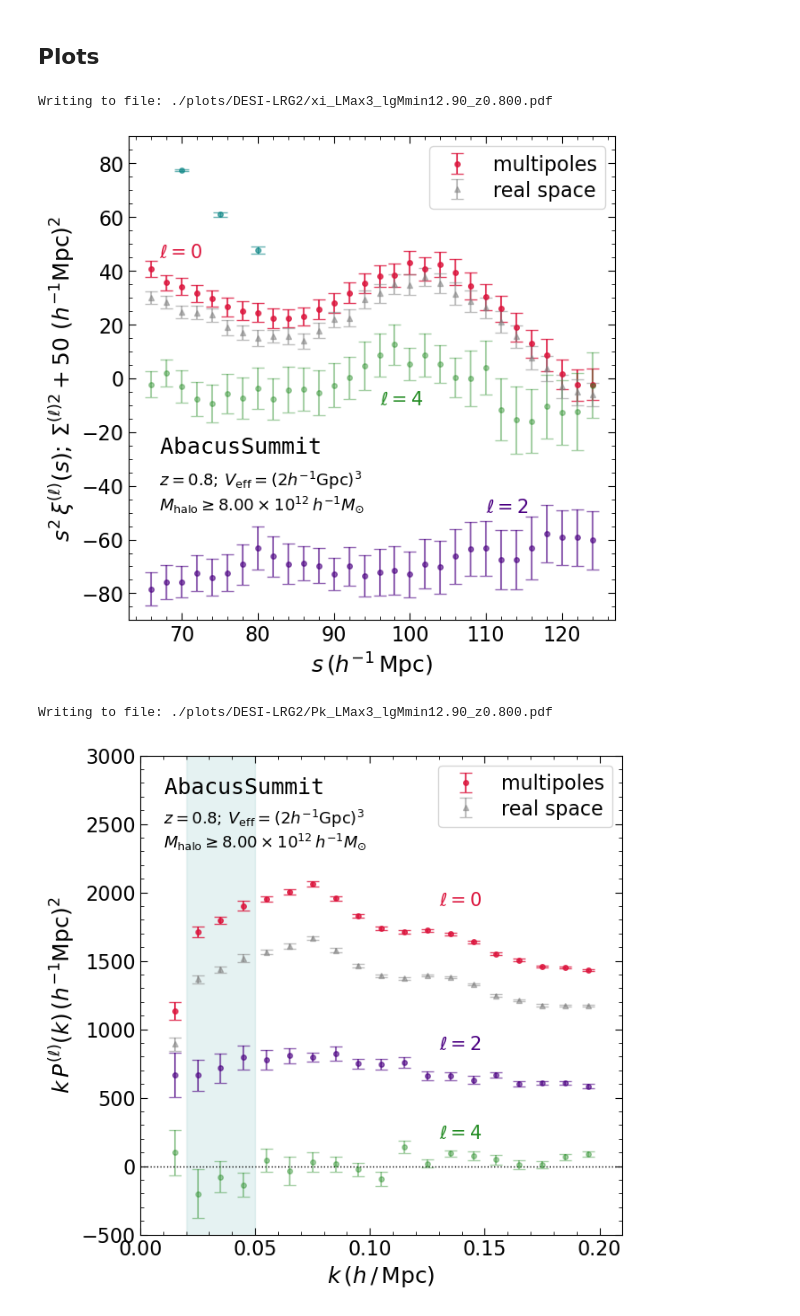
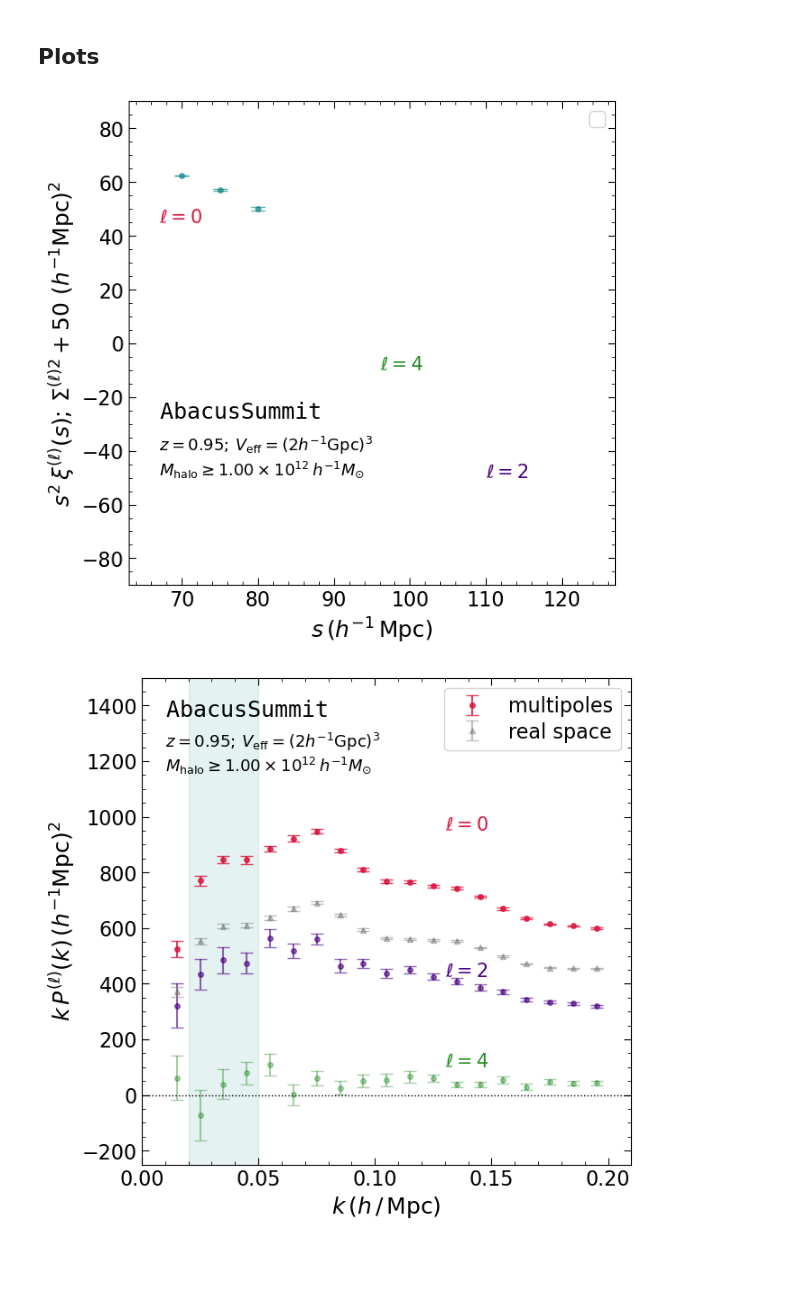
Before and after one commit to a-paranjape/zeldovich-smearing, a Jupyter notebook: examples/Pairwise_Visualize_Abacus.ipynb, the cells around one changed output. Cells and saved outputs as stored; diff of their text form; code cells hidden in the pictures; blank space fills up the shorter version.

Commit message:
ongoing update for constructing Euclid-ELG sample

```diff
--- a/examples/Pairwise_Visualize_Abacus.ipynb
+++ b/examples/Pairwise_Visualize_Abacus.ipynb
@@ -60,9 +60,14 @@ mpl setup done
 # %%
 # unique string identifying the sample
 # -- one of ['DESI-LRG2','Euclid-ELG','DESI-LRG2-AP-x3','DESI-LRG2-noAP-x3']
-Sample = 'DESI-LRG2'
+Sample = 'Euclid-ELG'
 
-Redshift = 0.8 # 0.8 [also 0.1 available for 'DESI-LRG2-x3/AP']
+config_dict = {'DESI-LRG2': {'redshift':0.80,'Mmin':8e12,'phase':0,
+                             'sample_root':'AbacusSummit/base_c000/'},
+               'Euclid-ELG':{'redshift':0.95,'Mmin':1e12,'phase':1,
+                             'sample_root':'AbacusSummit/base_c000/'}}
+
+Redshift = config_dict[Sample]['redshift'] # [also 0.1 available for 'DESI-LRG2-x3/AP']
 # %%
 Plots_Dir = Base_Dir + 'plots/' + Sample + '/'
 Path(Plots_Dir).mkdir(parents=True,exist_ok=True) # folder to store plots
@@ -73,11 +78,12 @@ Include_Sig2Obs = True if 'noAP' not in Sample else False
 # below should match what was used (safest not to change defaults)
 L_Max = 3
 N_Phase = 3
-Mmin_dict = {'DESI-LRG2':8e12,
-             'DESI-LRG2-AP-x3':8e12 if Redshift > 0.5 else 1.25e13,
-             'DESI-LRG2-noAP-x3':8e12 if Redshift > 0.5 else 1.25e13}
+# Mmin_dict = {'DESI-LRG2':8e12,
+#              'DESI-LRG2-AP-x3':8e12 if Redshift > 0.5 else 1.25e13,
+#              'DESI-LRG2-noAP-x3':8e12 if Redshift > 0.5 else 1.25e13}
+# M_min = Mmin_dict[Sample]
+M_min = config_dict[Sample]['Mmin']
 
-M_min = Mmin_dict[Sample]
 K_Min,K_Max = 0.02,0.05
 
 File_Stem = 'xi_LMax{0:d}'.format(L_Max)
@@ -151,14 +155,14 @@ Reading file: ./data/AbacusSummit/base_c000/DESI-LRG2/Pk_lgMmin12.90_z0.800.txt
 # %% [markdown]
 ## Plots
 # %%
-Save_Fig = True
+Save_Fig = False
 # %%
 cols = ['crimson','indigo','forestgreen']
 
 if Sample[-2-len(str(N_Phase)):] == '-x{0:d}'.format(N_Phase):
-    zV_text = '$z = {0:.1f}; \\, V_{{\\rm eff}} = {1:d}\\times(2h^{{-1}}{{\\rm Gpc}})^{{3}}$'.format(Redshift,N_Phase)
+    zV_text = '$z = {0:.2f}; \\, V_{{\\rm eff}} = {1:d}\\times(2h^{{-1}}{{\\rm Gpc}})^{{3}}$'.format(Redshift,N_Phase)
 else:
-    zV_text = '$z = {0:.1f}; \\, V_{{\\rm eff}} = (2h^{{-1}}{{\\rm Gpc}})^{{3}}$'.format(Redshift)
+    zV_text = '$z = {0:.2f}; \\, V_{{\\rm eff}} = (2h^{{-1}}{{\\rm Gpc}})^{{3}}$'.format(Redshift)
 
 plt.figure(figsize=(7,7))
 plt.xlabel('$s\\,(h^{{-1}}\\,{{\\rm Mpc}})$')
@@ -172,10 +176,10 @@ ylabel += '$\\,\\,(h^{{-1}}{{\\rm Mpc}})^{{2}}$'
 plt.ylabel(ylabel)
 for L in range(L_Max):
     data_label = 'multipoles' if L==0 else None
-    plt.errorbar(scales,scales**2*xi[L],yerr=scales**2*err_xi[L],
-                 c=cols[L],ls='none',capsize=5,marker='o',markersize=4,alpha=1-0.2*(L+1),label=data_label)
-plt.errorbar(scales_real,scales_real**2*xi_real,yerr=scales_real**2*err_xi_real,
-             c='gray',ls='none',capsize=5,marker='^',markersize=4,alpha=0.5,label='real space')
+#     plt.errorbar(scales,scales**2*xi[L],yerr=scales**2*err_xi[L],
+#                  c=cols[L],ls='none',capsize=5,marker='o',markersize=4,alpha=1-0.2*(L+1),label=data_label)
+# plt.errorbar(scales_real,scales_real**2*xi_real,yerr=scales_real**2*err_xi_real,
+#              c='gray',ls='none',capsize=5,marker='^',markersize=4,alpha=0.5,label='real space')
 
 if Include_Sig2Obs:
     Sigx = np.linspace(70,70+5*(L_Max-1),L_Max).astype(int)
@@ -204,49 +208,48 @@ if Save_Fig:
 plt.show()
 
 if Include_Sig2Obs:
+    YFac = 1.0 if Sample != 'Euclid-ELG' else 2.0
     plt.figure(figsize=(7,7))
     plt.xlabel('$k\\,(h\\,/\\,{{\\rm Mpc}})$')
     plt.xlim(0,0.21)
-    plt.ylim(-500,3000)
+    plt.ylim(-500/YFac,3000/YFac)
     ylabel = '$k\\,P^{{(\\ell)}}(k) \\,(h^{{-1}}{{\\rm Mpc}})^{{2}}$'
     plt.ylabel(ylabel)
     for L in range(L_Max):
         data_label = 'multipoles' if L==0 else None
         plt.errorbar(Pk[0],Pk[0]*Pk[2*L+1],yerr=Pk[0]*Pk[2*L+2],
                      c=cols[L],ls='none',capsize=5,marker='o',markersize=4,alpha=1-0.2*(L+1),label=data_label)
     # khfac = 1+2*0.2/3+0.2**2/5
     plt.errorbar(Pk_real[0],Pk_real[0]*Pk_real[1],yerr=Pk_real[0]*Pk_real[2],
                  c='gray',ls='none',capsize=5,marker='^',markersize=4,alpha=0.5,label='real space')
     plt.axhline(0.0,c='k',ls=':',lw=1)
-    yvals = np.linspace(-5000,5000,10)
+    yvals = np.linspace(-5000/YFac,5000/YFac,10)
     plt.fill_betweenx(yvals,K_Max*np.ones_like(yvals),K_Min*np.ones_like(yvals),color='teal',alpha=0.1)
     plt.legend(loc='upper right')
     plt.minorticks_on()
 
-    plt.text(0.01,2720,'$\\tt{{AbacusSummit}}$',fontsize=FS)
+    plt.text(0.01,2720/YFac,'$\\tt{{AbacusSummit}}$',fontsize=FS)
     # if Sample[-2-len(str(N_Phase)):] == '-x{0:d}'.format(N_Phase):
     #     zV_text = '$z = {0:.1f}; \\, V_{{\\rm eff}} = {1:d}\\times(2h^{{-1}}{{\\rm Gpc}})^{{3}}$'.format(Redshift,N_Phase)
     # else:
     #     zV_text = '$z = {0:.1f}; \\, V_{{\\rm eff}} = (2h^{{-1}}{{\\rm Gpc}})^{{3}}$'.format(Redshift)
-    plt.text(0.01,2500,zV_text,fontsize=FS3)
+    plt.text(0.01,2500/YFac,zV_text,fontsize=FS3)
     mmin_expo = 12.0 if Redshift > 0.5 else 13.0
     mmin_absc = M_min/10**mmin_expo
     mmin_text = '$M_{{\\rm halo}} \\geq {0:.2f}\\times 10^{{{1:.0f}}}\\, h^{{-1}}M_{{\\odot}}$'.format(mmin_absc,mmin_expo)
-    plt.text(0.01,2330,mmin_text,fontsize=FS3)
+    plt.text(0.01,2330/YFac,mmin_text,fontsize=FS3)
 
-    plt.text(0.13,1900,'$\ell = 0$',fontsize=FS2,c=cols[0])
+    plt.text(0.13,1900/YFac,'$\ell = 0$',fontsize=FS2,c=cols[0])
     if L_Max > 1:
-        plt.text(0.13,850,'$\ell = 2$',fontsize=FS2,c=cols[1])
+        plt.text(0.13,850/YFac,'$\ell = 2$',fontsize=FS2,c=cols[1])
         if L_Max == 3:
-            plt.text(0.13,200,'$\ell = 4$',fontsize=FS2,c=cols[2])
+            plt.text(0.13,200/YFac,'$\ell = 4$',fontsize=FS2,c=cols[2])
 
     if Save_Fig:
         Pk_Plot_File = Plots_Dir + File_Stem_Pk + '.pdf'
         print('Writing to file: '+Pk_Plot_File)
         plt.savefig(Pk_Plot_File,bbox_inches='tight')
     plt.show()
 # %% [output]
-Writing to file: ./plots/DESI-LRG2/xi_LMax3_lgMmin12.90_z0.800.pdf
-[figure, old version]
+[figure, new version]
-Writing to file: ./plots/DESI-LRG2/Pk_LMax3_lgMmin12.90_z0.800.pdf
-[figure, old version]
+[figure, new version]
```
Also changed, not shown: parts of 1 cell of this notebook, 3 other files.
